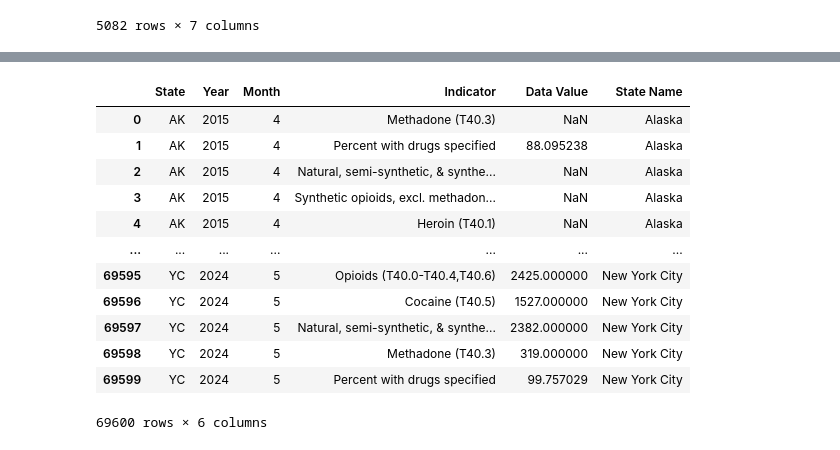
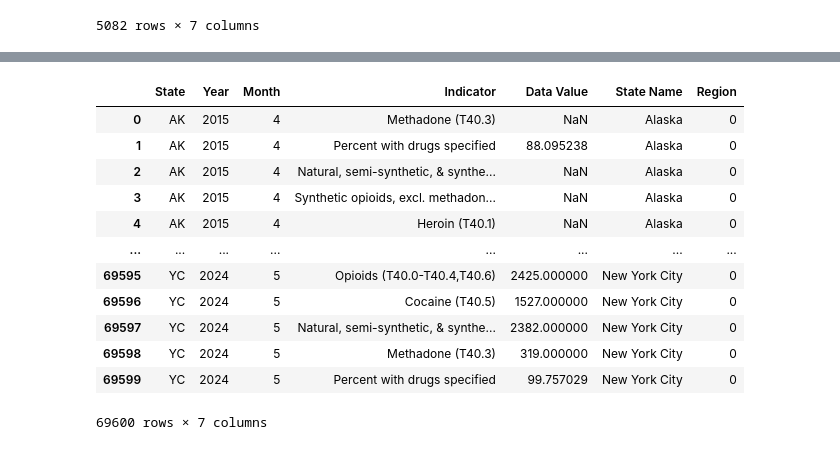
Before and after one commit to Inshirahk/Project-3-, a Jupyter notebook: covid-data-engineering.ipynb, the cells around one changed output, grey strips where cells are left out. Saved outputs shown, nothing was run; the diff lists cells and outputs as text; code cells hidden in the pictures.

```diff
--- a/covid-data-engineering.ipynb
+++ b/covid-data-engineering.ipynb
@@ -158,28 +164,31 @@ memory usage: 3.2+ MB
 # %%
-#change data types
+# Changing data types of the columns and adding the reigon column
 VSRR_df['State'] = VSRR_df['State'].astype(str)
 
 VSRR_df['State Name'] = VSRR_df['State Name'].astype(str)
 
 VSRR_df['Year'] = VSRR_df['Year'].astype(int)
 
 VSRR_df['Month'] = pd.to_datetime(VSRR_df['Month'], format='%B').dt.month
 
 VSRR_df['Indicator'] = VSRR_df['Indicator'].astype(str)
 
+VSRR_df["Region"] = 0
+VSRR_df['Region'] = VSRR_df['Region'].astype(int)
+
 VSRR_df
 # %% [output]
-|  | State | Year | Month | Indicator | Data Value | State Name |
-| 0 | AK | 2015 | 4 | Methadone (T40.3) | NaN | Alaska |
-| 1 | AK | 2015 | 4 | Percent with drugs specified | 88.095238 | Alaska |
-| 2 | AK | 2015 | 4 | Natural, semi-synthetic, & synthe... | NaN | Alaska |
-| 3 | AK | 2015 | 4 | Synthetic opioids, excl. methadon... | NaN | Alaska |
-| 4 | AK | 2015 | 4 | Heroin (T40.1) | NaN | Alaska |
-| ... | ... | ... | ... | ... | ... | ... |
-| 69595 | YC | 2024 | 5 | Opioids (T40.0-T40.4,T40.6) | 2425.000000 | New York City |
-| 69596 | YC | 2024 | 5 | Cocaine (T40.5) | 1527.000000 | New York City |
-| 69597 | YC | 2024 | 5 | Natural, semi-synthetic, & synthe... | 2382.000000 | New York City |
-| 69598 | YC | 2024 | 5 | Methadone (T40.3) | 319.000000 | New York City |
-| 69599 | YC | 2024 | 5 | Percent with drugs specified | 99.757029 | New York City |
+|  | State | Year | Month | Indicator | Data Value | State Name | Region |
+| 0 | AK | 2015 | 4 | Methadone (T40.3) | NaN | Alaska | 0 |
+| 1 | AK | 2015 | 4 | Percent with drugs specified | 88.095238 | Alaska | 0 |
+| 2 | AK | 2015 | 4 | Natural, semi-synthetic, & synthe... | NaN | Alaska | 0 |
+| 3 | AK | 2015 | 4 | Synthetic opioids, excl. methadon... | NaN | Alaska | 0 |
+| 4 | AK | 2015 | 4 | Heroin (T40.1) | NaN | Alaska | 0 |
+| ... | ... | ... | ... | ... | ... | ... | ... |
+| 69595 | YC | 2024 | 5 | Opioids (T40.0-T40.4,T40.6) | 2425.000000 | New York City | 0 |
+| 69596 | YC | 2024 | 5 | Cocaine (T40.5) | 1527.000000 | New York City | 0 |
+| 69597 | YC | 2024 | 5 | Natural, semi-synthetic, & synthe... | 2382.000000 | New York City | 0 |
+| 69598 | YC | 2024 | 5 | Methadone (T40.3) | 319.000000 | New York City | 0 |
+| 69599 | YC | 2024 | 5 | Percent with drugs specified | 99.757029 | New York City | 0 |
-69600 rows × 6 columns
+69600 rows × 7 columns
 # %%
```
Also changed, not shown: parts of 16 cells of this notebook, 2 other files.
